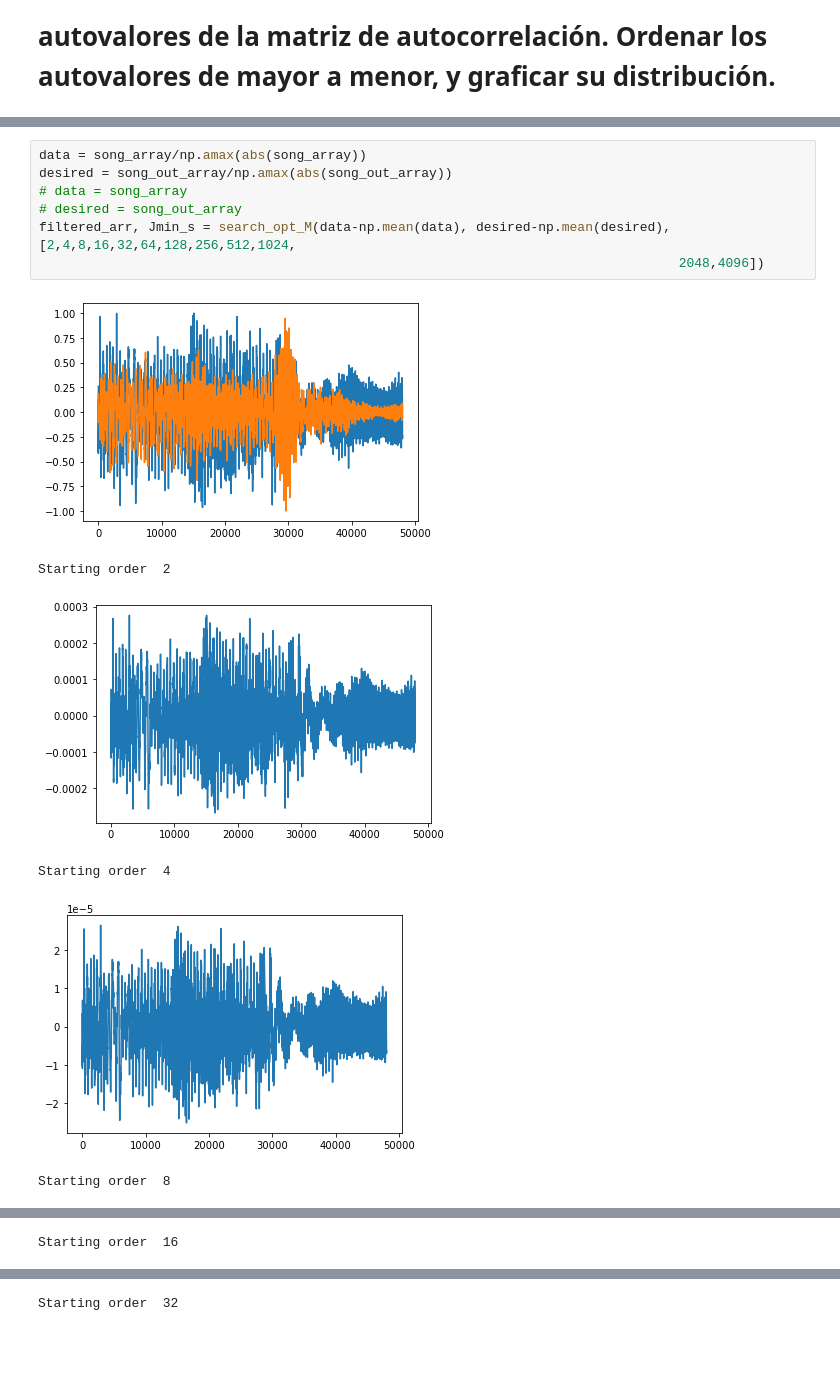
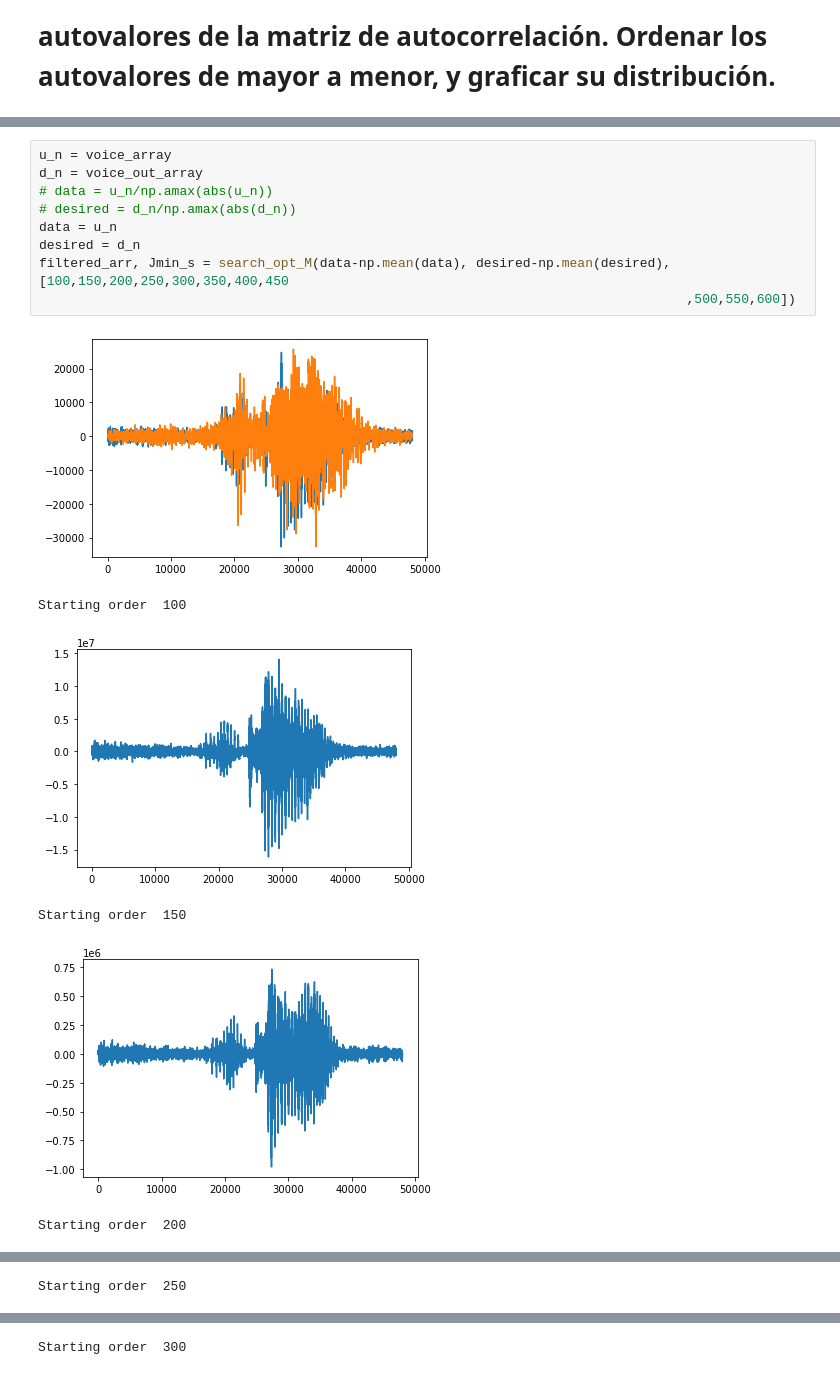
Before and after one commit to ManuMollon261297/PASA, a Jupyter notebook: TP2/Tp2_PASA.ipynb, the cells around one changed output, grey strips where cells are left out. Cells and saved outputs as stored; diff of their text form; blank space fills up the shorter version.

```diff
--- a/TP2/Tp2_PASA.ipynb
+++ b/TP2/Tp2_PASA.ipynb
@@ -229,16 +216,18 @@ def calc_error(filtered, desired):
     eps = 1 - var_d_hat/var_d
     return Jmin, eps
 # %%
-data = song_array/np.amax(abs(song_array))
-desired = song_out_array/np.amax(abs(song_out_array))
-# data = song_array
-# desired = song_out_array
-filtered_arr, Jmin_s = search_opt_M(data-np.mean(data), desired-np.mean(desired), [2,4,8,16,32,64,128,256,512,1024,
-                                                                                  2048,4096])
+u_n = voice_array
+d_n = voice_out_array
+# data = u_n/np.amax(abs(u_n))
+# desired = d_n/np.amax(abs(d_n))
+data = u_n
+desired = d_n
+filtered_arr, Jmin_s = search_opt_M(data-np.mean(data), desired-np.mean(desired), [100,150,200,250,300,350,400,450
+                                                                                   ,500,550,600])
 # %% [output]
-[figure, old version]
+[figure, new version]
-Starting order  2
+Starting order  100
-[figure, old version]
+[figure, new version]
-Starting order  4
+Starting order  150
-[figure, old version]
+[figure, new version]
-Starting order  8
+Starting order  200
@@ -246 +235 @@ Starting order  8
-Starting order  16
+Starting order  250
@@ -248 +237 @@ Starting order  16
-Starting order  32
+Starting order  300
```
Also changed, not shown: parts of 5 cells of this notebook, 8 other files.
